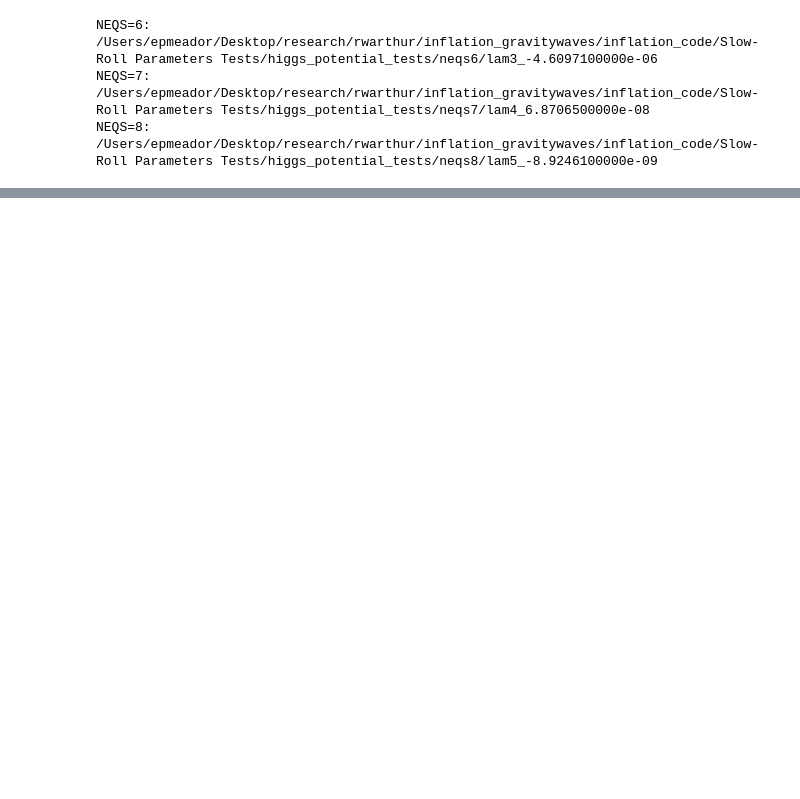
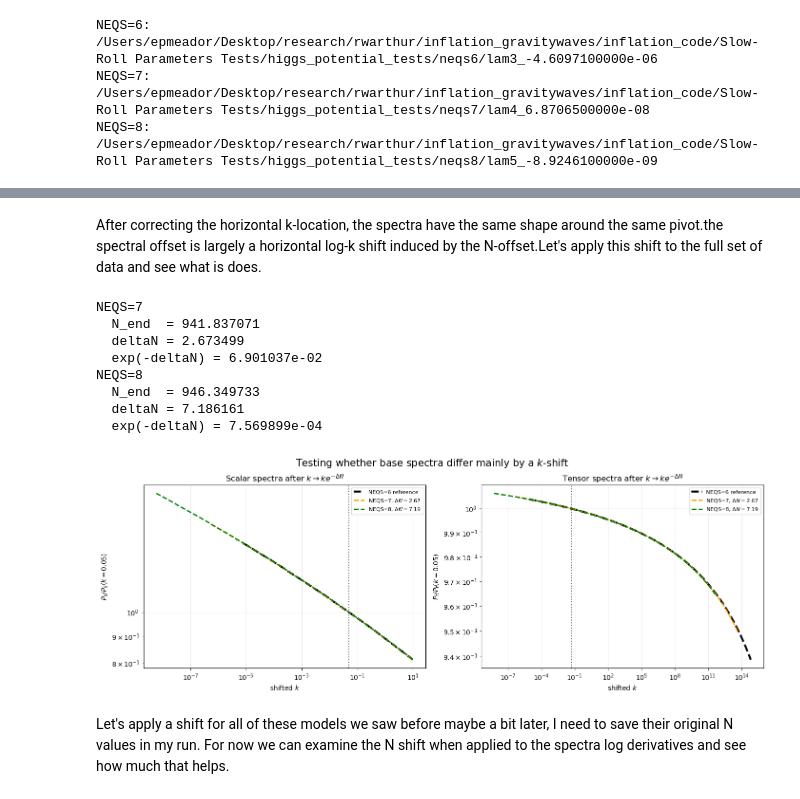
Before and after one commit to epmeador/inflationary-slow-roll-parameters-analysis, a Jupyter notebook: Testing_native_N_hierarchy.ipynb, the cells around one changed output, grey strips where cells are left out. Cells and saved outputs as stored; diff of their text form; code cells hidden in the pictures; blank space fills up the shorter version.

```diff
--- a/Testing_native_N_hierarchy.ipynb
+++ b/Testing_native_N_hierarchy.ipynb
@@ -1439,0 +2991,2 @@ H, which manifests as a horizontal shift in the power spectrum. After accounting
+# %% [markdown]
+After correcting the horizontal k-location,  the spectra have the same shape around the same pivot.the spectral offset is largely a horizontal log-k shift induced by the N-offset.Let's apply this shift to the full set of data and see what is does.
@@ -1439,0 +3140,27 @@ H, which manifests as a horizontal shift in the power spectrum. After accounting
+# %%
+BASE_PARAMS = {
+    6: ("lam3", -4.60971e-6),
+    7: ("lam4",  6.87065e-8),
+    8: ("lam5", -8.92461e-9),
+}
+
+test_k_shift_equivalence_scalar_tensor(
+    base_path_root=base_path_root,
+    base_params=BASE_PARAMS,
+    base_summary_df=base_summary_df,
+    ref_NEQS=6,
+    k_norm=0.05,
+    k_max_scalar=10.0,
+)
+# %% [output]
+NEQS=7
+  N_end  = 941.837071
+  deltaN = 2.673499
+  exp(-deltaN) = 6.901037e-02
+NEQS=8
+  N_end  = 946.349733
+  deltaN = 7.186161
+  exp(-deltaN) = 7.569899e-04
+[figure, added]
+# %% [markdown]
+Let's apply a shift for all of these models we saw before maybe a bit later, I need to save their original N values in my run. For now we can examine the N shift when applied to the spectra log derivatives and see how much that helps.
```
Also changed, not shown: parts of 63 cells of this notebook.
